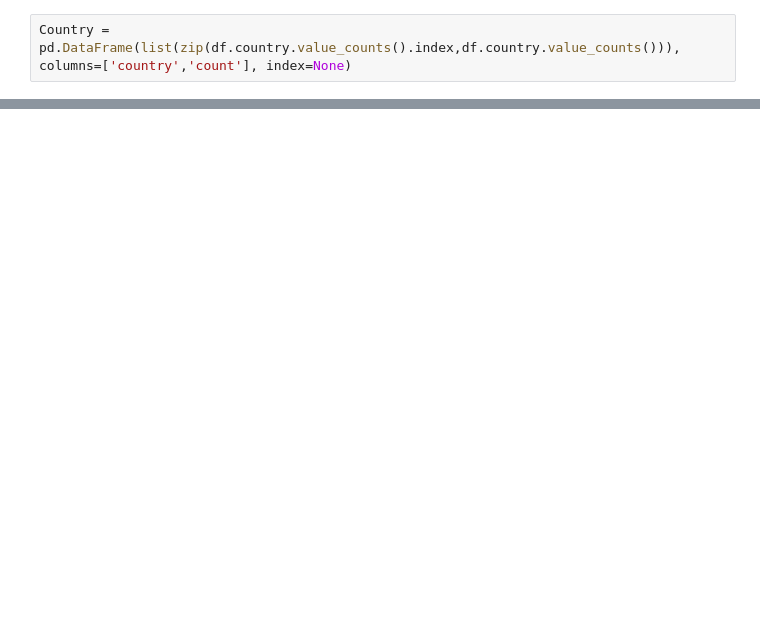
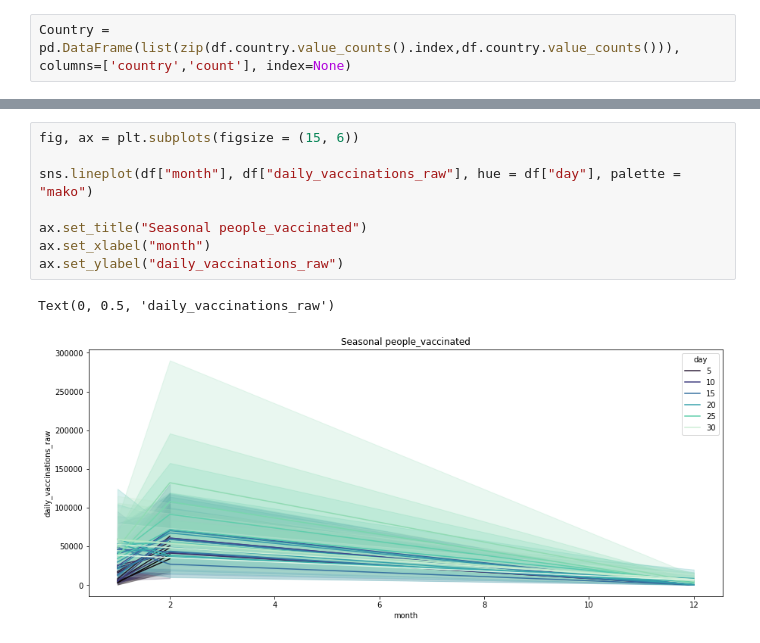
Before and after one commit to SumedhKadam1997/Data-Science-in-Python, a Jupyter notebook: Covid 19 World Vaccination Analysis.ipynb, the cells around one changed output, grey strips where cells are left out. Saved outputs shown, nothing was run; the diff lists cells and outputs as text; blank space fills up the shorter version.

```diff
--- a/Covid 19 World Vaccination Analysis.ipynb
+++ b/Covid 19 World Vaccination Analysis.ipynb
@@ -103,0 +243,11 @@ sns.factorplot(x="count", y="country",  data = Country , kind = "bar", size = 10
+# %%
+fig, ax = plt.subplots(figsize = (15, 6))
+
+sns.lineplot(df["month"], df["daily_vaccinations_raw"], hue = df["day"], palette = "mako")
+
+ax.set_title("Seasonal people_vaccinated")
+ax.set_xlabel("month")
+ax.set_ylabel("daily_vaccinations_raw")
+# %% [output]
+Text(0, 0.5, 'daily_vaccinations_raw')
+[figure, added]
```
Also changed, not shown: parts of 20 cells of this notebook, 15 other files.
